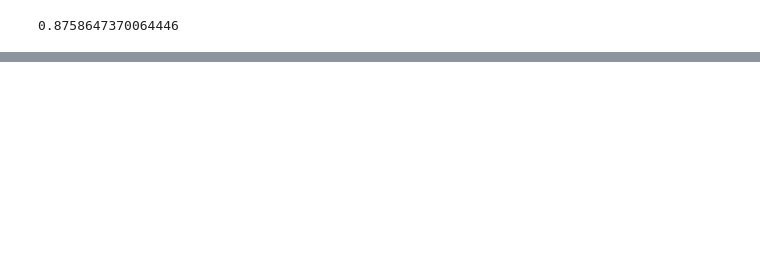
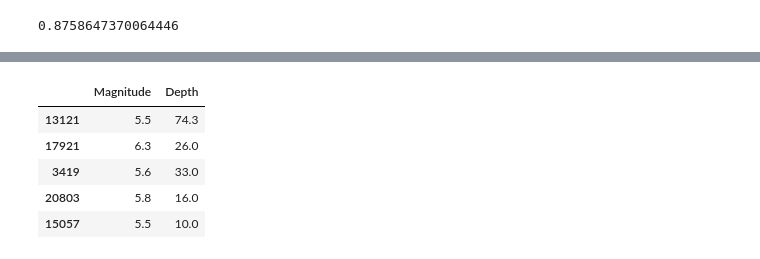
Before and after one commit to alisharifara/earthquake-prediction, a Jupyter notebook: earthquake-prediction.ipynb, the cells around one changed output, grey strips where cells are left out. Saved outputs shown, nothing was run; the diff lists cells and outputs as text; code cells hidden in the pictures; blank space fills up the shorter version.

```diff
--- a/earthquake-prediction.ipynb
+++ b/earthquake-prediction.ipynb
@@ -175,0 +219,9 @@ best_fit.score(X_test, y_test)
+# %%
+y_test.head()
+# %% [output]
+|  | Magnitude | Depth |
+| 13121 | 5.5 | 74.3 |
+| 17921 | 6.3 | 26.0 |
+| 3419 | 5.6 | 33.0 |
+| 20803 | 5.8 | 16.0 |
+| 15057 | 5.5 | 10.0 |
```
Also changed, not shown: parts of 15 cells of this notebook.
